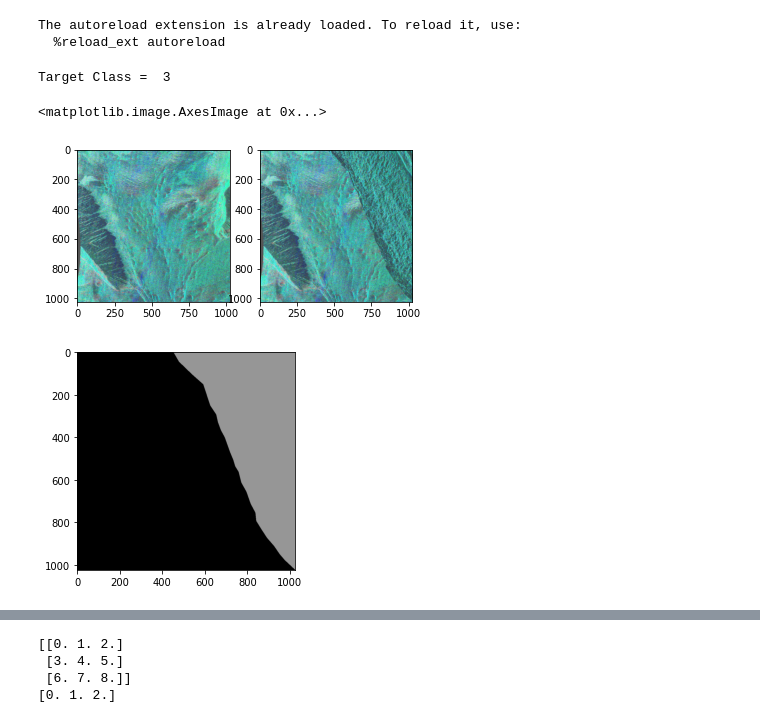
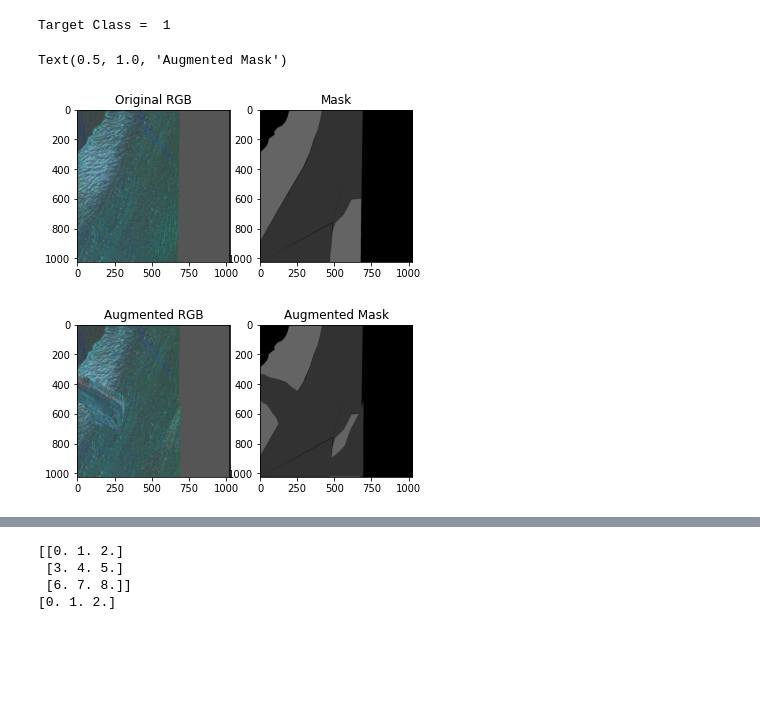
Before and after one commit to jie311/Copy-and-Paste-for-Segmentation, a Jupyter notebook: Example/Demo.ipynb, the cells around one changed output, grey strips where cells are left out. Drawn from its saved outputs; the diff is of its cells as text; code cells hidden in the pictures; blank space fills up the shorter version.

Commit message:
Fixed mask copy and paste incorectly

```diff
--- a/Example/Demo.ipynb
+++ b/Example/Demo.ipynb
@@ -5,35 +1,41 @@ The autoreload extension is already loaded. To reload it, use:
 # %%
 %load_ext autoreload
 %autoreload 2
-
+import sys
+sys.path.append('../')
 import cv2
 import numpy as np
 import matplotlib.pyplot as plt
-from my_aug import *
+from SemanticCopyandPaste import SemanticCopyandPaste
-# %% [output]
-The autoreload extension is already loaded. To reload it, use:
-  %reload_ext autoreload
 # %%
 ClassNums = 4 # including background
-rgb = cv2.imread('../data/train/glacier_17.png')
-mask= cv2.imread('../data/train_mask/glacier_17.png', 0)
 
+rgb2  = cv2.imread('../data/train/glacier_12.png')
+mask2 = cv2.imread('../data/train_mask/glacier_12.png', 1)
 
-rgb2  = cv2.imread('../data/train/glacier_3.png')
-mask2 = cv2.imread('../data/train_mask/glacier_3.png', 1)
 plt.figure()
 plt.subplot(121)
 plt.imshow(rgb2)
+plt.title('Original RGB')
+plt.subplot(122)
+plt.imshow(mask2*50)
+plt.title('Mask')
 
 
 f = SemanticCopyandPaste(4, '../data/train/', '../data/train_mask')
 img, mask = f(rgb2, mask2)
+
+plt.figure()
+plt.subplot(121)
+plt.imshow(img)
+plt.title('Augmented RGB')
 plt.subplot(122)
-plt.imshow(img)
-plt.figure()
 plt.imshow(mask*50)
+plt.title('Augmented Mask')
+
+print("After this copy and paste then you could still include copy")
 # %% [output]
-Target Class =  3
+Target Class =  1
-<matplotlib.image.AxesImage at 0x...>
+Text(0.5, 1.0, 'Augmented Mask')
-[figure, old version]
+[figure, new version]
-[figure, old version]
+[figure, new version]
```
Also changed, not shown: parts of 2 cells of this notebook, 1 other file.
